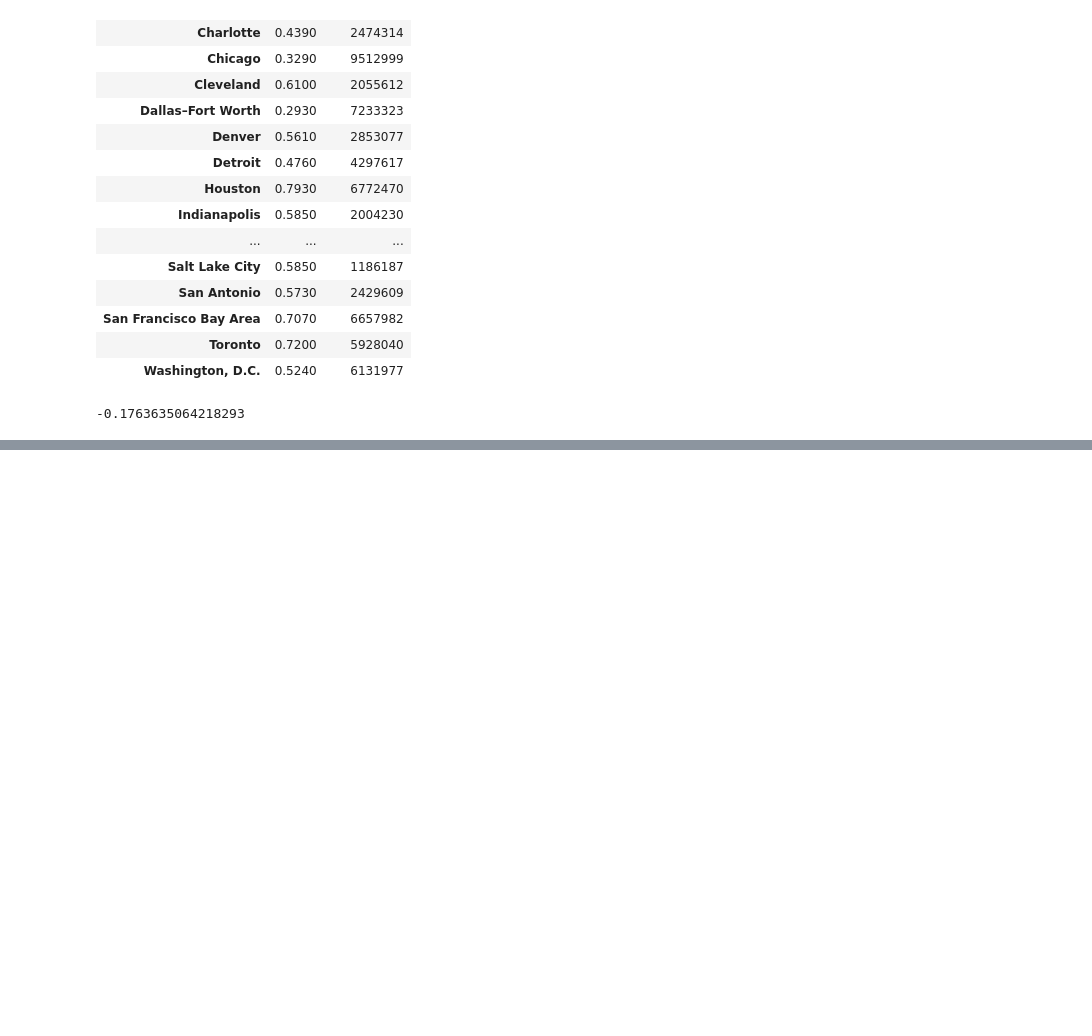
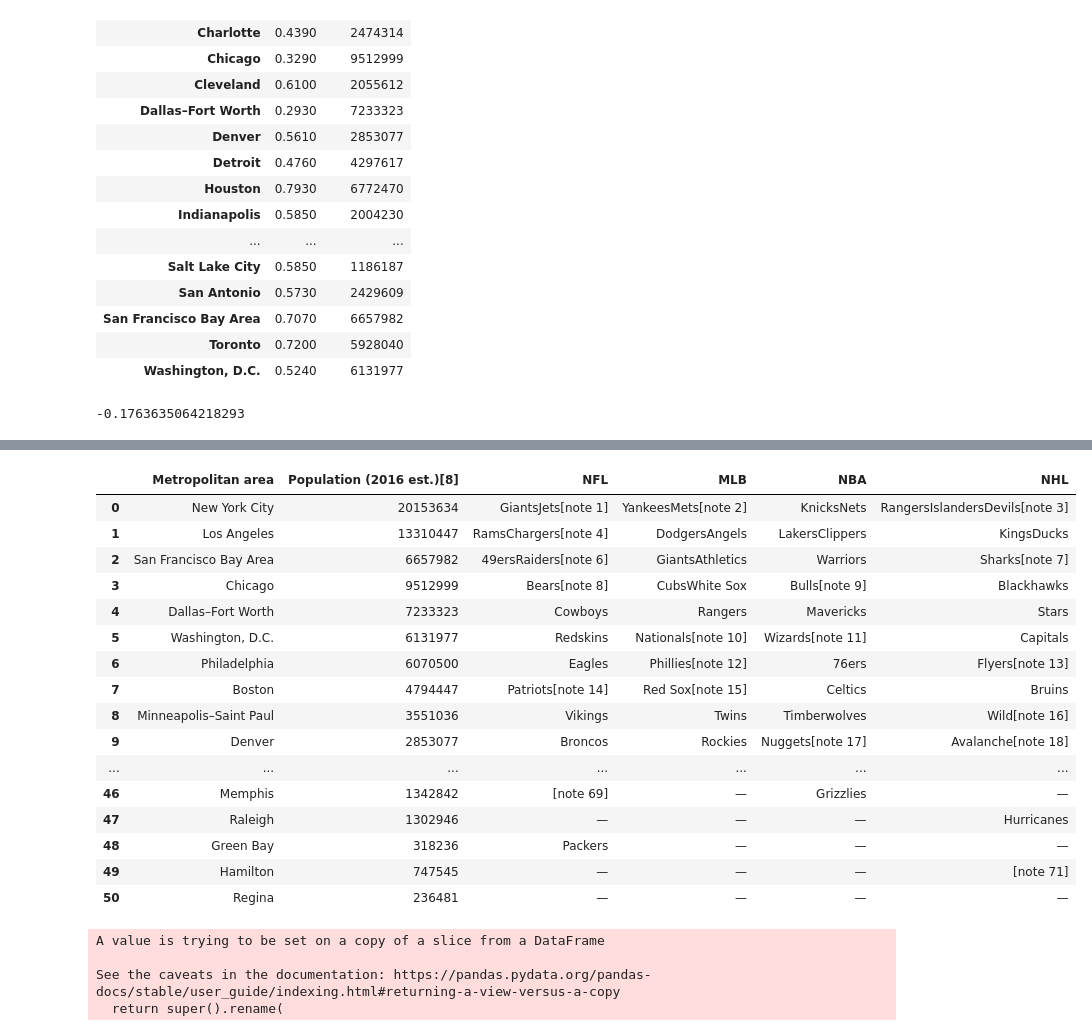
Before and after one commit to smeteo/Applied-DS-with-Python, a Jupyter notebook: Week4_Assignment.ipynb, the cells around one changed output, grey strips where cells are left out. Drawn from its saved outputs; the diff is of its cells as text; code cells hidden in the pictures; blank space fills up the shorter version.

```diff
--- a/Week4_Assignment.ipynb
+++ b/Week4_Assignment.ipynb
@@ -597,0 +655,28 @@ NBA_group['W/L%'].corr(NBA_group.Population)
+# %%
+cities
+# %% [output]
+|  | Metropolitan area | Population (2016 est.)[8] | NFL | MLB | NBA | NHL |
+| 0 | New York City | 20153634 | GiantsJets[note 1] | YankeesMets[note 2] | KnicksNets | RangersIslandersDevils[note 3] |
+| 1 | Los Angeles | 13310447 | RamsChargers[note 4] | DodgersAngels | LakersClippers | KingsDucks |
+| 2 | San Francisco Bay Area | 6657982 | 49ersRaiders[note 6] | GiantsAthletics | Warriors | Sharks[note 7] |
+| 3 | Chicago | 9512999 | Bears[note 8] | CubsWhite Sox | Bulls[note 9] | Blackhawks |
+| 4 | Dallas–Fort Worth | 7233323 | Cowboys | Rangers | Mavericks | Stars |
+| 5 | Washington, D.C. | 6131977 | Redskins | Nationals[note 10] | Wizards[note 11] | Capitals |
+| 6 | Philadelphia | 6070500 | Eagles | Phillies[note 12] | 76ers | Flyers[note 13] |
+| 7 | Boston | 4794447 | Patriots[note 14] | Red Sox[note 15] | Celtics | Bruins |
+| 8 | Minneapolis–Saint Paul | 3551036 | Vikings | Twins | Timberwolves | Wild[note 16] |
+| 9 | Denver | 2853077 | Broncos | Rockies | Nuggets[note 17] | Avalanche[note 18] |
+| ... | ... | ... | ... | ... | ... | ... |
+| 46 | Memphis | 1342842 | [note 69] | — | Grizzlies | — |
+| 47 | Raleigh | 1302946 | — | — | — | Hurricanes |
+| 48 | Green Bay | 318236 | Packers | — | — | — |
+| 49 | Hamilton | 747545 | — | — | — | [note 71] |
+| 50 | Regina | 236481 | — | — | — | — |
+# %%
+cities = cities[['MLB','Metropolitan area','Population (2016 est.)[8]']]
+cities.rename(columns={'Population (2016 est.)[8]':'Population', 'Metropolitan area':'Metro'},inplace=True)
+# %% [output]
+A value is trying to be set on a copy of a slice from a DataFrame
+
+See the caveats in the documentation: https://pandas.pydata.org/pandas-docs/stable/user_guide/indexing.html#returning-a-view-versus-a-copy
+  return super().rename(
```
Also changed, not shown: parts of 26 cells of this notebook.
